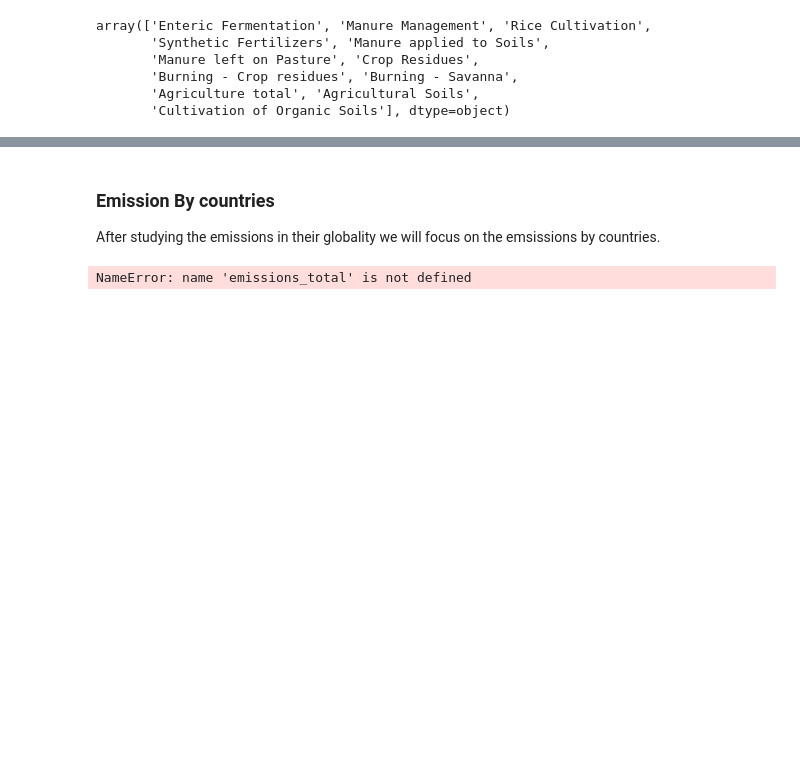
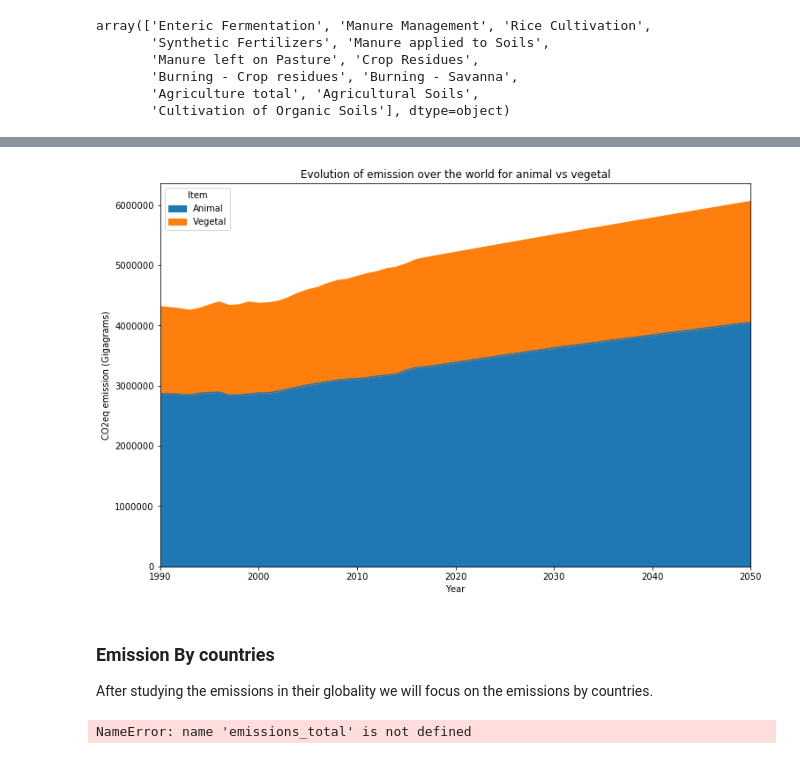
Before and after one commit to Lambo97/ADAProject, a Jupyter notebook: src/Milestone2.ipynb, the cells around one changed output, grey strips where cells are left out. Cells and saved outputs as stored; diff of their text form; code cells hidden in the pictures; blank space fills up the shorter version.

Commit message:
plot for emission over the years for plants and animals

```diff
--- a/src/Milestone2.ipynb
+++ b/src/Milestone2.ipynb
@@ -123,2 +114,3 @@ columns = ['Item', 'Value']
 # %%
-emissions_world = emissions_total[(emissions_total['Area'] == 'World')]
+emissions_world = emissions_total.loc[(emissions_total['Area'] == 'World') & (emissions_total['Element'] == "Emissions (CO2eq)")]
+emissions_world.drop(columns=['Area', 'Element'], inplace=True)
@@ -188,0 +122,4 @@ plt.show()
+# %%
+# Pivot the table to make element columns
+emissions_world = pd.pivot_table(emissions_world, values='Value', index=['Year'], columns='Item')
+emissions_world.head()
@@ -188,0 +143,2 @@ plt.show()
+# %%
+emissions_world = emissions_world[~emissions_world.isna().any(axis=1)]
@@ -188,0 +153,5 @@ plt.show()
+# %%
+emissions_world['Animal'] = emissions_world[animal_emissions].sum(axis=1)
+emissions_world['Vegetal'] = emissions_world[vegetal_emissions].sum(axis=1)
+emissions_world = emissions_world[['Animal', 'Vegetal']]
+emissions_world.head()
@@ -189,7 +166,17 @@ plt.show()
+# %%
+# Plot evolution of emission over the years
+ax = emissions_world.plot.area()
+fig = ax.get_figure()
+fig.set_size_inches((12,8))
+plt.title("Evolution of emission over the world for animal vs vegetal")
+plt.ylabel("CO2eq emission (Gigagrams)")
+plt.show()
+# %% [output]
+[figure, added]
 # %% [markdown]
 ### Emission By countries <a name="emissions_countries"></a>
 
-After studying the emissions in their globality we will focus on the emsissions by countries.
+After studying the emissions in their globality we will focus on the emissions by countries.
 # %%
 # Filter only Emissions (CO2eq)
 emissions_total = emissions_total[emissions_total.Element == 'Emissions (CO2eq)']
```
Also changed, not shown: parts of 20 cells of this notebook.
